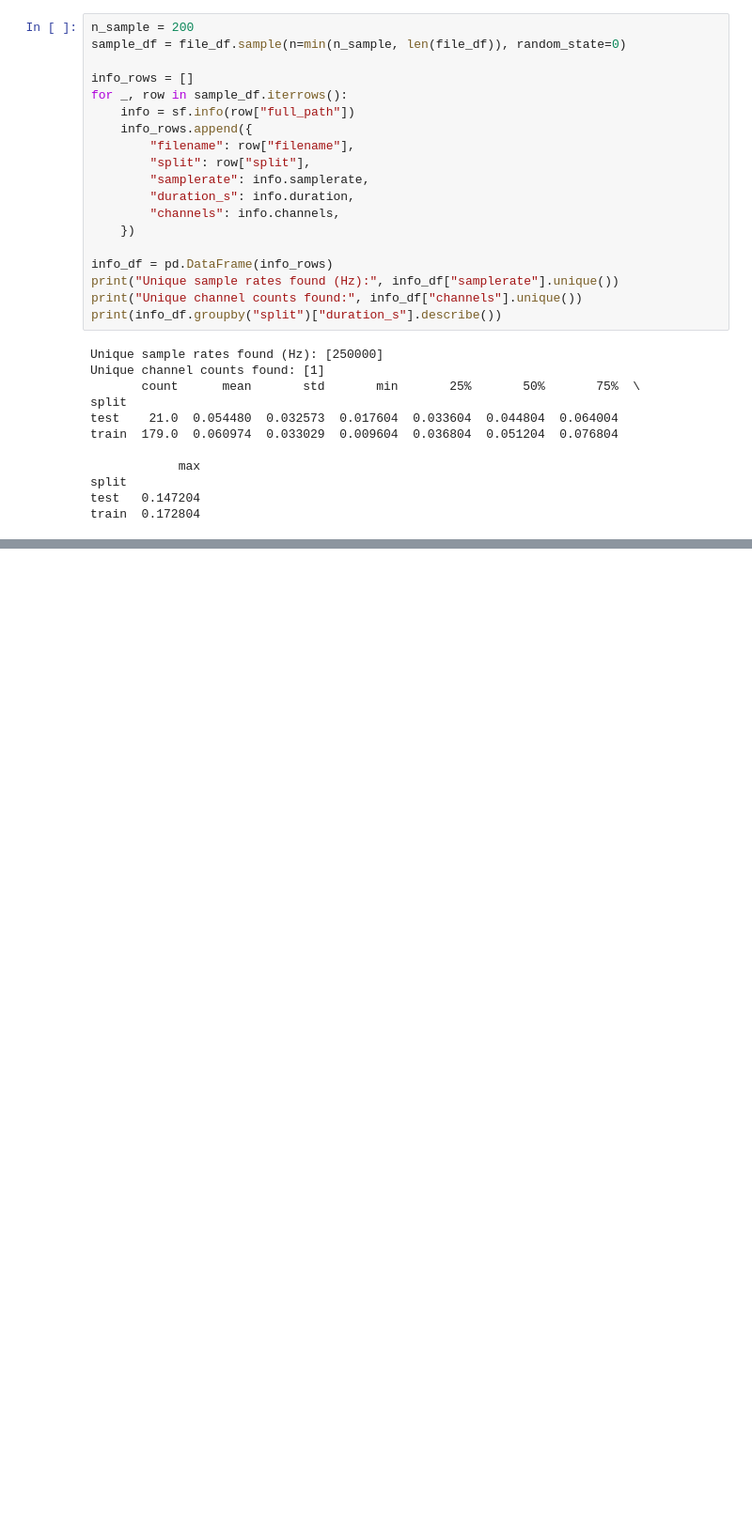
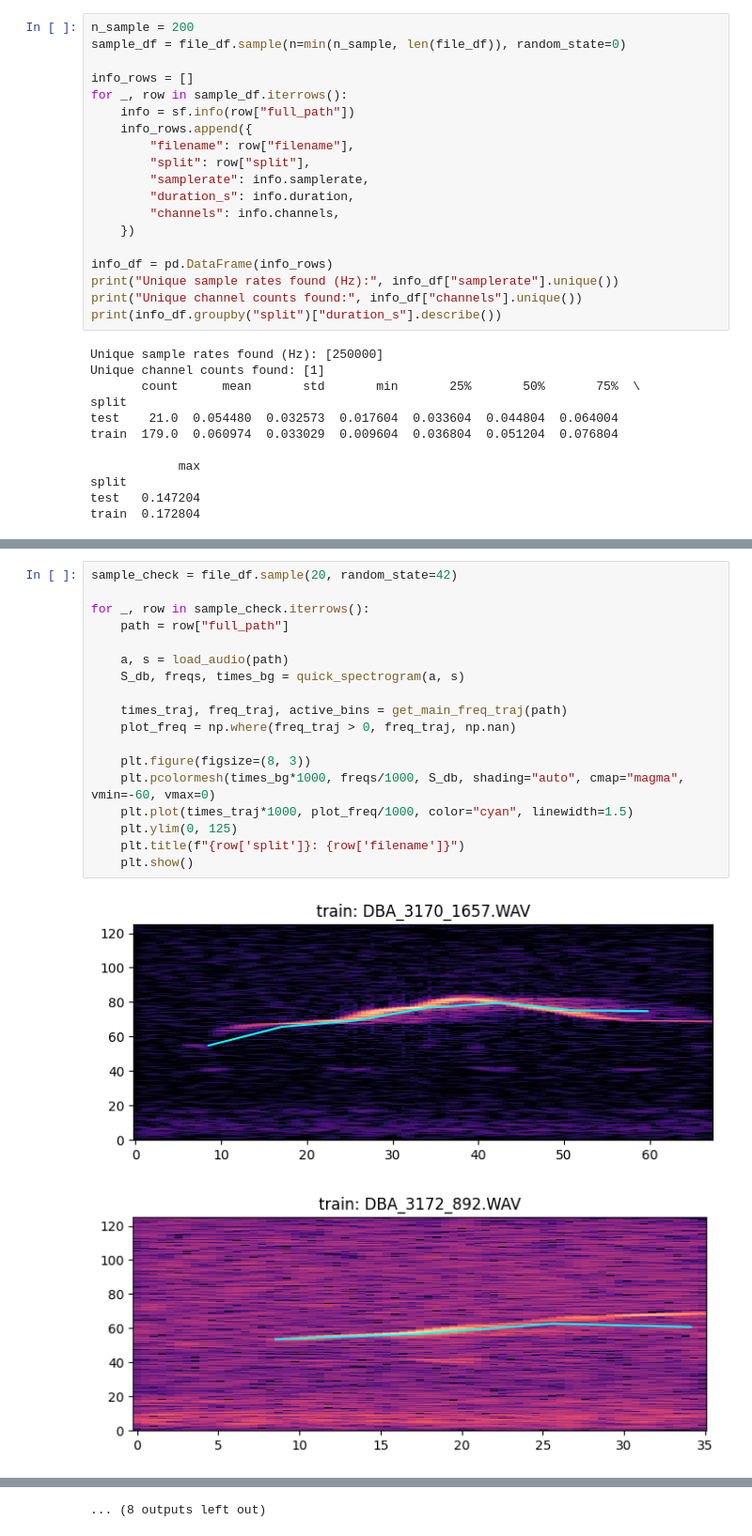
Before and after one commit to netra-khot/mouse-vocalization-2026, a Jupyter notebook: dataset_preparation/audio_preprocess_01.ipynb, the cells around one changed output, grey strips where cells are left out. Shown at 94% size. Cells and saved outputs as stored; diff of their text form; blank space fills up the shorter version.

```diff
--- a/dataset_preparation/audio_preprocess_01.ipynb
+++ b/dataset_preparation/audio_preprocess_01.ipynb
@@ -206,0 +195,21 @@ for split_name in ["train", "test"]:
+# %%
+sample_check = file_df.sample(20, random_state=42)
+
+for _, row in sample_check.iterrows():
+    path = row["full_path"]
+
+    a, s = load_audio(path)
+    S_db, freqs, times_bg = quick_spectrogram(a, s)
+
+    times_traj, freq_traj, active_bins = get_main_freq_traj(path)
+    plot_freq = np.where(freq_traj > 0, freq_traj, np.nan)
+
+    plt.figure(figsize=(8, 3))
+    plt.pcolormesh(times_bg*1000, freqs/1000, S_db, shading="auto", cmap="magma", vmin=-60, vmax=0)
+    plt.plot(times_traj*1000, plot_freq/1000, color="cyan", linewidth=1.5)
+    plt.ylim(0, 125)
+    plt.title(f"{row['split']}: {row['filename']}")
+    plt.show()
+# %% [output]
+[figure, added]
+[figure, added]
@@ -206,0 +226 @@ for split_name in ["train", "test"]:
+... (8 outputs left out)
```
Also changed, not shown: parts of 11 cells of this notebook, 2 other files.
